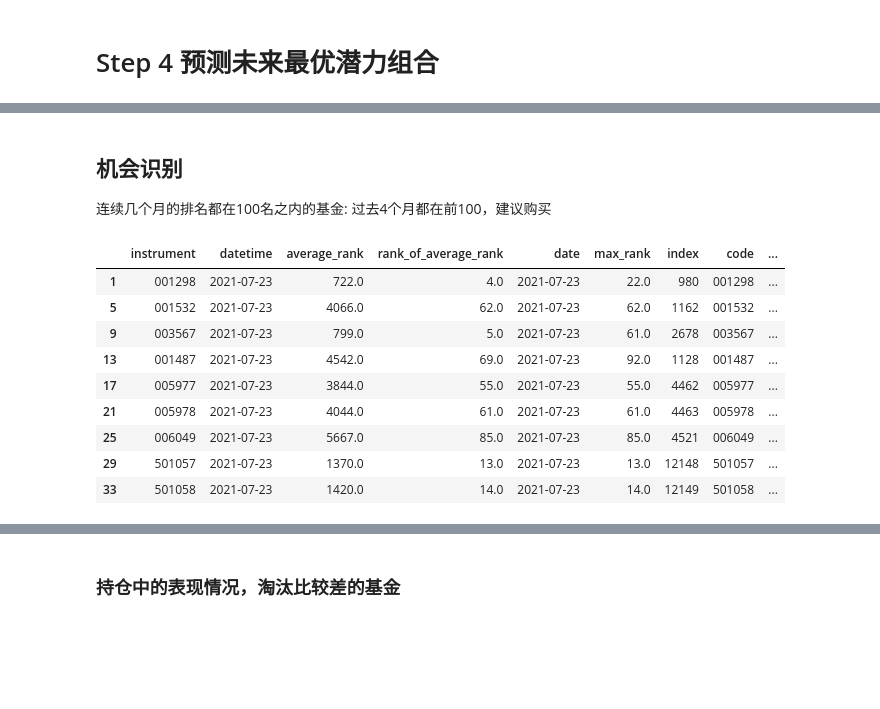
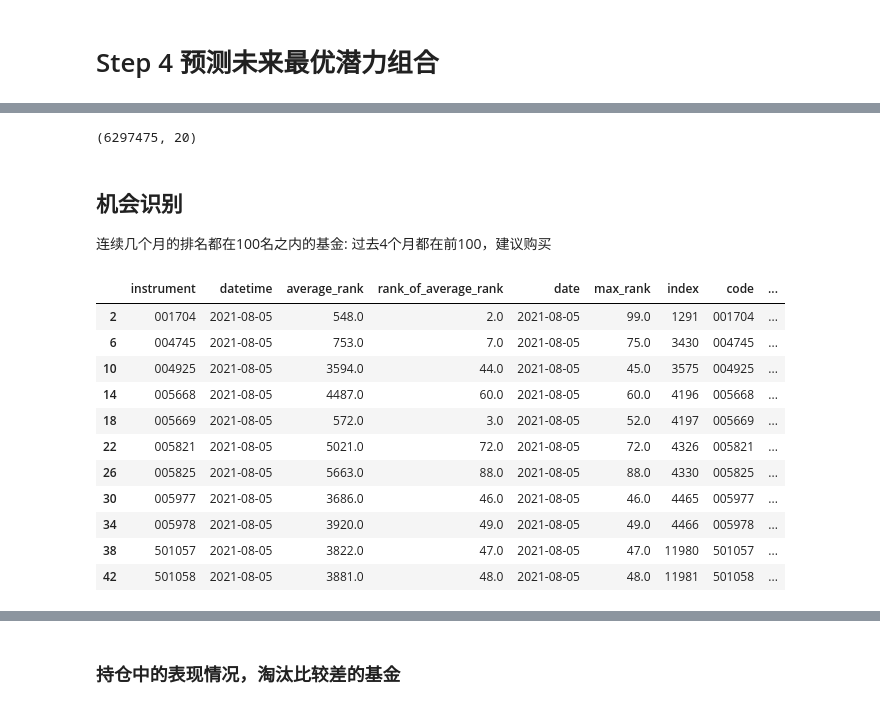
Before and after one commit to JamesWong1234/qlib, a Jupyter notebook: examples/fund-choice.ipynb, the cells around one changed output, grey strips where cells are left out. Saved outputs shown, nothing was run; the diff lists cells and outputs as text; code cells hidden in the pictures; blank space fills up the shorter version.

```diff
--- a/examples/fund-choice.ipynb
+++ b/examples/fund-choice.ipynb
@@ -83,3 +113,0 @@ df_new = df_new.drop(columns = ['LJJZ_20d','LJJZ_60d','LJJZ_120d','LJJZ_240d','L
-# %%
-df_train = df_new[df_new['y_720d'].notnull()]
-df_test = df_new[df_new['y_720d'].isnull()]
@@ -115,8 +120,0 @@ df_train[(df_train['rank_of_average_rank']==10)&(df_train['datetime']=='2016-05-
-# %%
-df_test["rank_20d"] = df_test.groupby(['datetime'])["his_20d"].rank(method='min',ascending=False)
-df_test["rank_60d"] = df_test.groupby(['datetime'])["his_60d"].rank(method='min',ascending=False)
-df_test["rank_120d"] = df_test.groupby(['datetime'])["his_120d"].rank(method='min',ascending=False)
-df_test["rank_240d"] = df_test.groupby(['datetime'])["his_240d"].rank(method='min',ascending=False)
-df_test["rank_480d"] = df_test.groupby(['datetime'])["his_480d"].rank(method='min',ascending=False)
-df_test["rank_720d"] = df_test.groupby(['datetime'])["his_720d"].rank(method='min',ascending=False)
-df_test.index = range(len(df_test))
@@ -141,4 +120,0 @@ See the caveats in the documentation: https://pandas.pydata.org/pandas-docs/stab
-# %%
-df_test["average_rank"] = df_test["rank_20d"] * w1 + df_test["rank_60d"] * w2 + df_test["rank_120d"] * w3 + df_test["rank_240d"] * w4 + df_test["rank_480d"] * w5 + df_test["rank_720d"] * w6
-df_test["rank_of_average_rank"] = df_test.groupby(['datetime'])["average_rank"].rank(method='min')
-df_test.index = range(len(df_test))
@@ -266,42 +328,49 @@ get_list_by_no(no='001532',date='2021-04-23')
 # %% [output]
 |  | instrument | datetime | average_rank | rank_of_average_rank | index | code | ename | cname | type |
 | 0 | 001532 | 2021-04-23 | 7339.0 | 21.0 | 1162 | 001532 | HAWTJKHH | 华安文体健康混合 | 混合型-灵活 |
+# %%
+df_test.shape
+# %% [output]
+(6297475, 20)
 # %% [markdown]
 ## 机会识别
 连续几个月的排名都在100名之内的基金:
 过去4个月都在前100，建议购买
 # %%
 topN = 100
-date_list = ['2021-04-23','2021-05-24','2021-06-23','2021-07-23']
+date_list = ['2019-11-22','2020-11-24','2021-05-24','2021-08-05']
 df_date_list = pd.DataFrame({'date':date_list})
 
 def get_topN_for_months(df_test, topN,df_date_list):
     # condider Date
     df_date_list = pd.DataFrame({'date':date_list})
     df_date_list['date'] = pd.to_datetime(df_date_list['date'])
     df_left = df_test[['instrument','datetime','average_rank','rank_of_average_rank']].sort_values(by=['rank_of_average_rank'])
     df_left = pd.merge(df_left, df_date_list, how='inner', left_on='datetime', right_on='date')
 
 
     # consider TopN
     df_max_rank = pd.DataFrame()
     df_max_rank["max_rank"] = df_left.groupby(['instrument'])["rank_of_average_rank"].max()
     df_max_rank = df_max_rank.reset_index()
     df_max_rank = df_max_rank[df_max_rank["max_rank"]<=topN]
     df_left = pd.merge(df_left, df_max_rank, how='inner', on='instrument')
     df_fund_code = read_fund_code_from_DB()
     return pd.merge(df_left, df_fund_code, how='left', left_on='instrument', right_on='code')
 
 df_result = get_topN_for_months(df_test, topN,df_date_list)
-df_result[df_result['date'] == '2021-07-23' ]
+df_result
+df_result[df_result['date'] == '2021-08-05' ]
 # %% [output]
 |  | instrument | datetime | average_rank | rank_of_average_rank | date | max_rank | index | code | ... |
-| 1 | 001298 | 2021-07-23 | 722.0 | 4.0 | 2021-07-23 | 22.0 | 980 | 001298 | ... |
-| 5 | 001532 | 2021-07-23 | 4066.0 | 62.0 | 2021-07-23 | 62.0 | 1162 | 001532 | ... |
-| 9 | 003567 | 2021-07-23 | 799.0 | 5.0 | 2021-07-23 | 61.0 | 2678 | 003567 | ... |
-| 13 | 001487 | 2021-07-23 | 4542.0 | 69.0 | 2021-07-23 | 92.0 | 1128 | 001487 | ... |
-| 17 | 005977 | 2021-07-23 | 3844.0 | 55.0 | 2021-07-23 | 55.0 | 4462 | 005977 | ... |
-| 21 | 005978 | 2021-07-23 | 4044.0 | 61.0 | 2021-07-23 | 61.0 | 4463 | 005978 | ... |
-| 25 | 006049 | 2021-07-23 | 5667.0 | 85.0 | 2021-07-23 | 85.0 | 4521 | 006049 | ... |
-| 29 | 501057 | 2021-07-23 | 1370.0 | 13.0 | 2021-07-23 | 13.0 | 12148 | 501057 | ... |
-| 33 | 501058 | 2021-07-23 | 1420.0 | 14.0 | 2021-07-23 | 14.0 | 12149 | 501058 | ... |
+| 2 | 001704 | 2021-08-05 | 548.0 | 2.0 | 2021-08-05 | 99.0 | 1291 | 001704 | ... |
+| 6 | 004745 | 2021-08-05 | 753.0 | 7.0 | 2021-08-05 | 75.0 | 3430 | 004745 | ... |
+| 10 | 004925 | 2021-08-05 | 3594.0 | 44.0 | 2021-08-05 | 45.0 | 3575 | 004925 | ... |
+| 14 | 005668 | 2021-08-05 | 4487.0 | 60.0 | 2021-08-05 | 60.0 | 4196 | 005668 | ... |
+| 18 | 005669 | 2021-08-05 | 572.0 | 3.0 | 2021-08-05 | 52.0 | 4197 | 005669 | ... |
+| 22 | 005821 | 2021-08-05 | 5021.0 | 72.0 | 2021-08-05 | 72.0 | 4326 | 005821 | ... |
+| 26 | 005825 | 2021-08-05 | 5663.0 | 88.0 | 2021-08-05 | 88.0 | 4330 | 005825 | ... |
+| 30 | 005977 | 2021-08-05 | 3686.0 | 46.0 | 2021-08-05 | 46.0 | 4465 | 005977 | ... |
+| 34 | 005978 | 2021-08-05 | 3920.0 | 49.0 | 2021-08-05 | 49.0 | 4466 | 005978 | ... |
+| 38 | 501057 | 2021-08-05 | 3822.0 | 47.0 | 2021-08-05 | 47.0 | 11980 | 501057 | ... |
+| 42 | 501058 | 2021-08-05 | 3881.0 | 48.0 | 2021-08-05 | 48.0 | 11981 | 501058 | ... |
```
Also changed, not shown: parts of 40 cells of this notebook, 2 other files.
